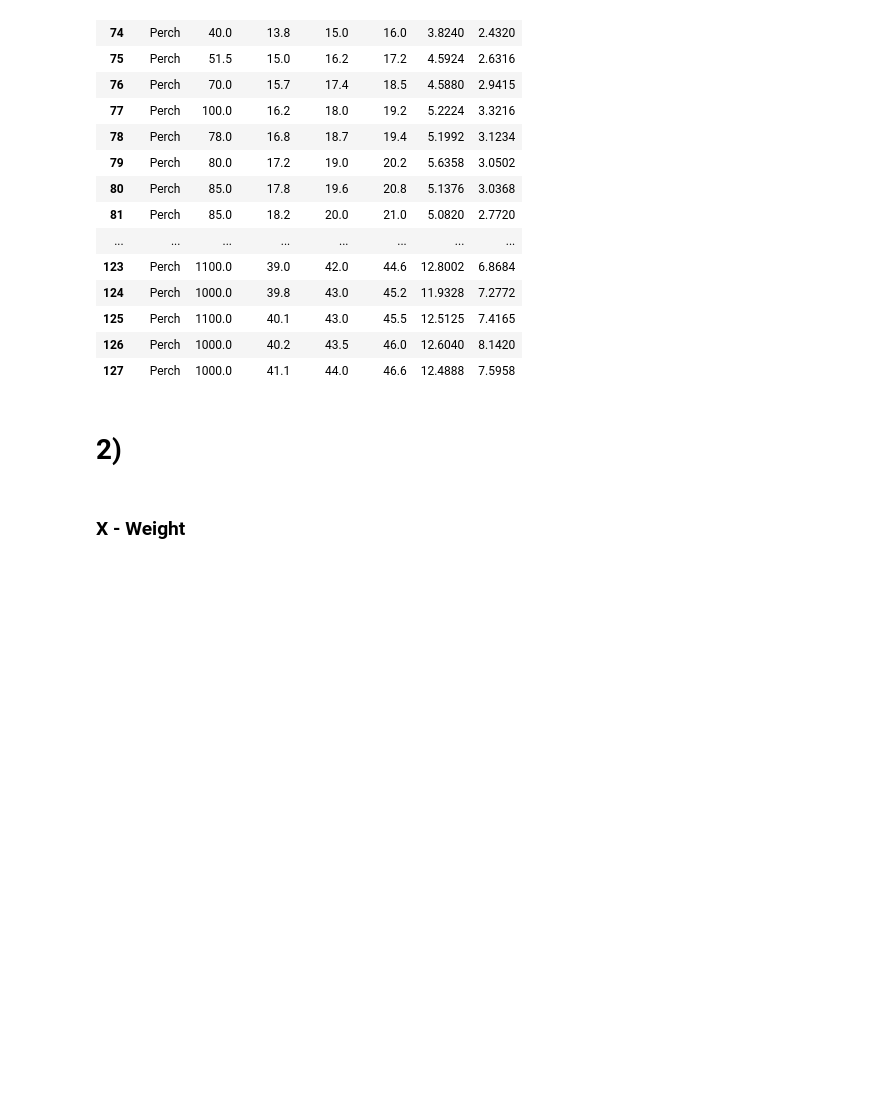
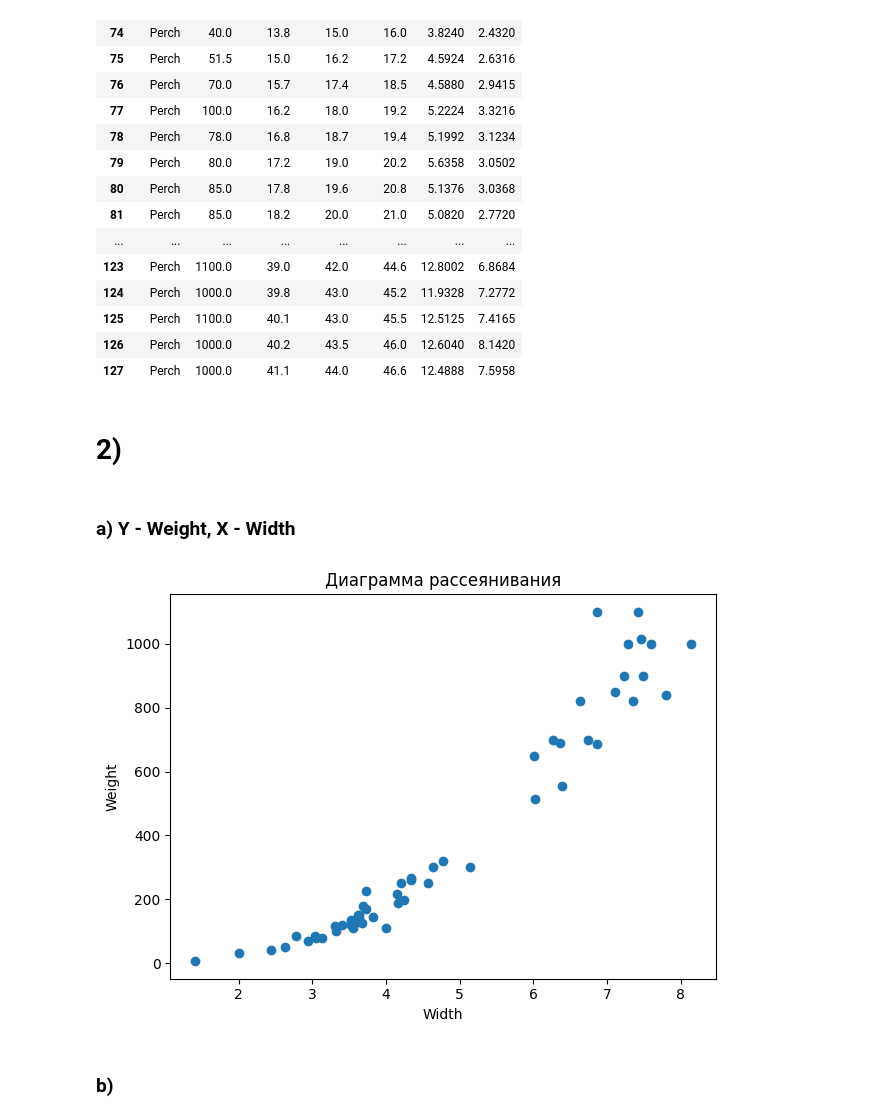
Before and after one commit to VladislavErmakovich/7semestr, a Jupyter notebook: СОМЕД/lab6/lab6.ipynb, the cells around one changed output. Saved outputs shown, nothing was run; the diff lists cells and outputs as text; code cells hidden in the pictures; blank space fills up the shorter version.

```diff
--- a/СОМЕД/lab6/lab6.ipynb
+++ b/СОМЕД/lab6/lab6.ipynb
@@ -78,6 +64,15 @@ df_Perch
 # %% [markdown]
 # 2)
 # %% [markdown]
-### X - Weight
+### a) Y - Weight, X - Width
 # %%
-plt.scatter()
+plt.scatter( df_Perch['Width'],df_Perch['Weight'])
+plt.xlabel('Width')
+plt.ylabel('Weight')
+plt.title('Диаграмма рассеянивания')
+plt.tight_layout()
+plt.show()
+# %% [output]
+[figure, added]
+# %% [markdown]
+### b)
```
Also changed, not shown: parts of 13 cells of this notebook.
